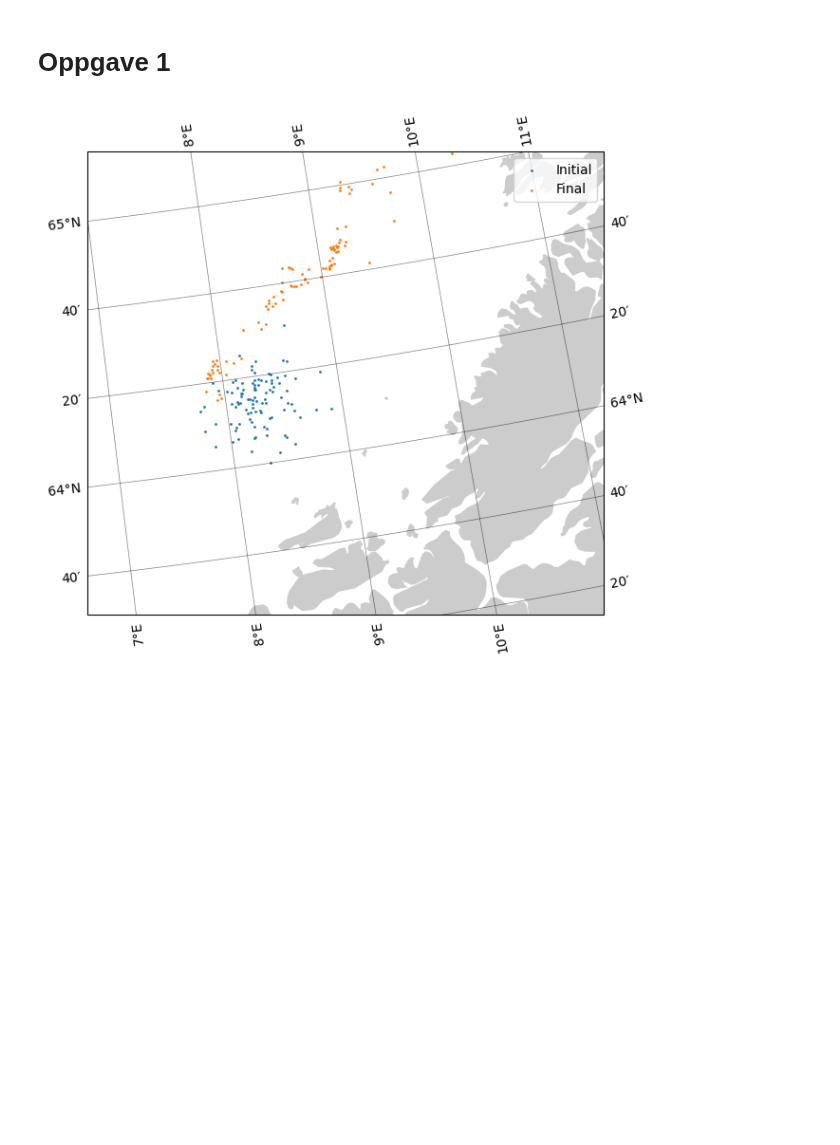
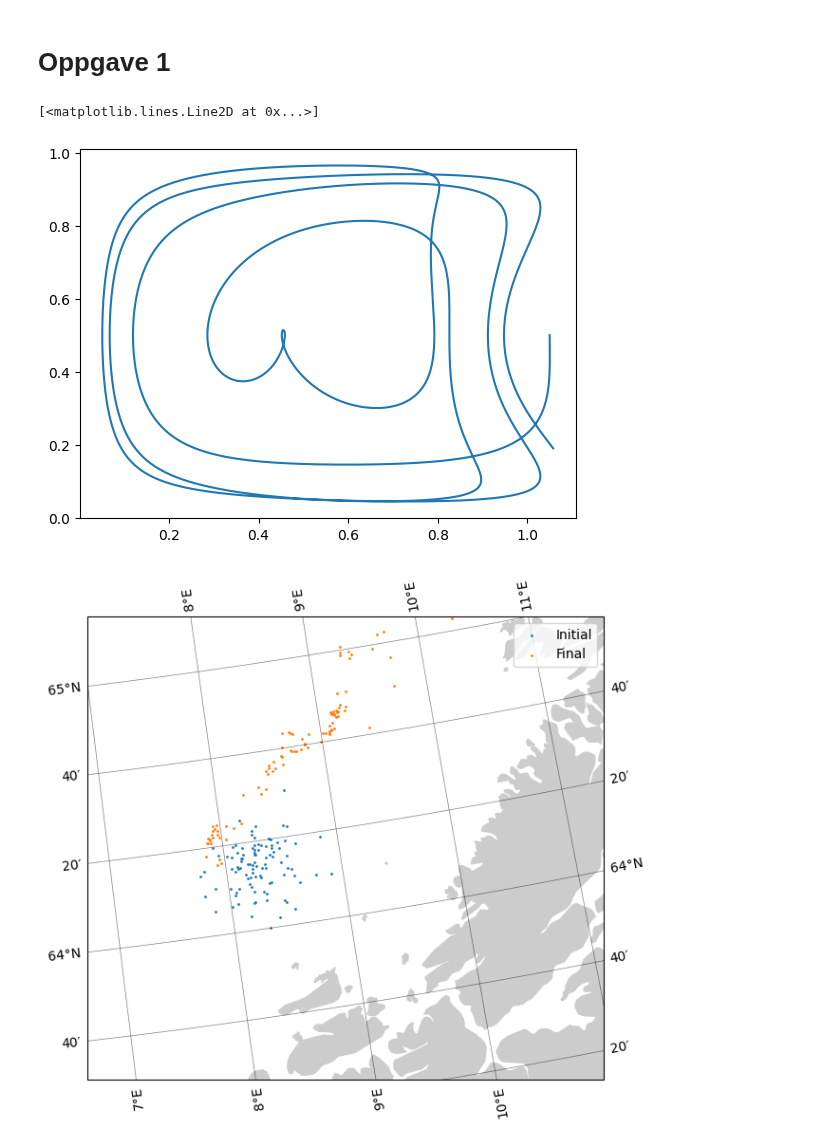
Before and after one commit to petmil123/vitberkrigerene, a Jupyter notebook: tekfysprosjekt/innlevering.ipynb, the cells around one changed output. Saved outputs shown, nothing was run; the diff lists cells and outputs as text; code cells hidden in the pictures; blank space fills up the shorter version.

Commit message:
Fixed derived

```diff
--- a/tekfysprosjekt/innlevering.ipynb
+++ b/tekfysprosjekt/innlevering.ipynb
@@ -43,10 +43,10 @@ def vY(x, y, t):
     return np.pi * A * np.cos(np.pi * f_a(x, t)) * np.sin(np.pi * y) * fDelX(x, t)
 
 
-def coordDerived(coord, t):
-    x = coord[0]
-    y = coord[1]
-    return (vX(x, y, t), vY(x, y, t))
+def coordDerived(coords, t):
+    xs = coords[0,:]
+    ys = coords[1,:]
+    return np.array([vX(xs, ys, t), vY(xs, ys, t)])
 # %%
 # Giving initial value to the coordinates-array
 
@@ -86,3 +84,12 @@ def Heun(h, tEnd, initPos, f):
+# %%
+particles = np.zeros((2,1))
+particles[0:,] = 1.05
+particles[1:,] = 0.5
+trajectory = Heun(h, 50, particles, coordDerived)
+plt.plot(trajectory[0,0,:], trajectory[1,0,:])
+# %% [output]
+[<matplotlib.lines.Line2D at 0x...>]
+[figure, added]
 # %%
 #2a
 #################################################
```
Also changed, not shown: parts of 1 cell of this notebook.
